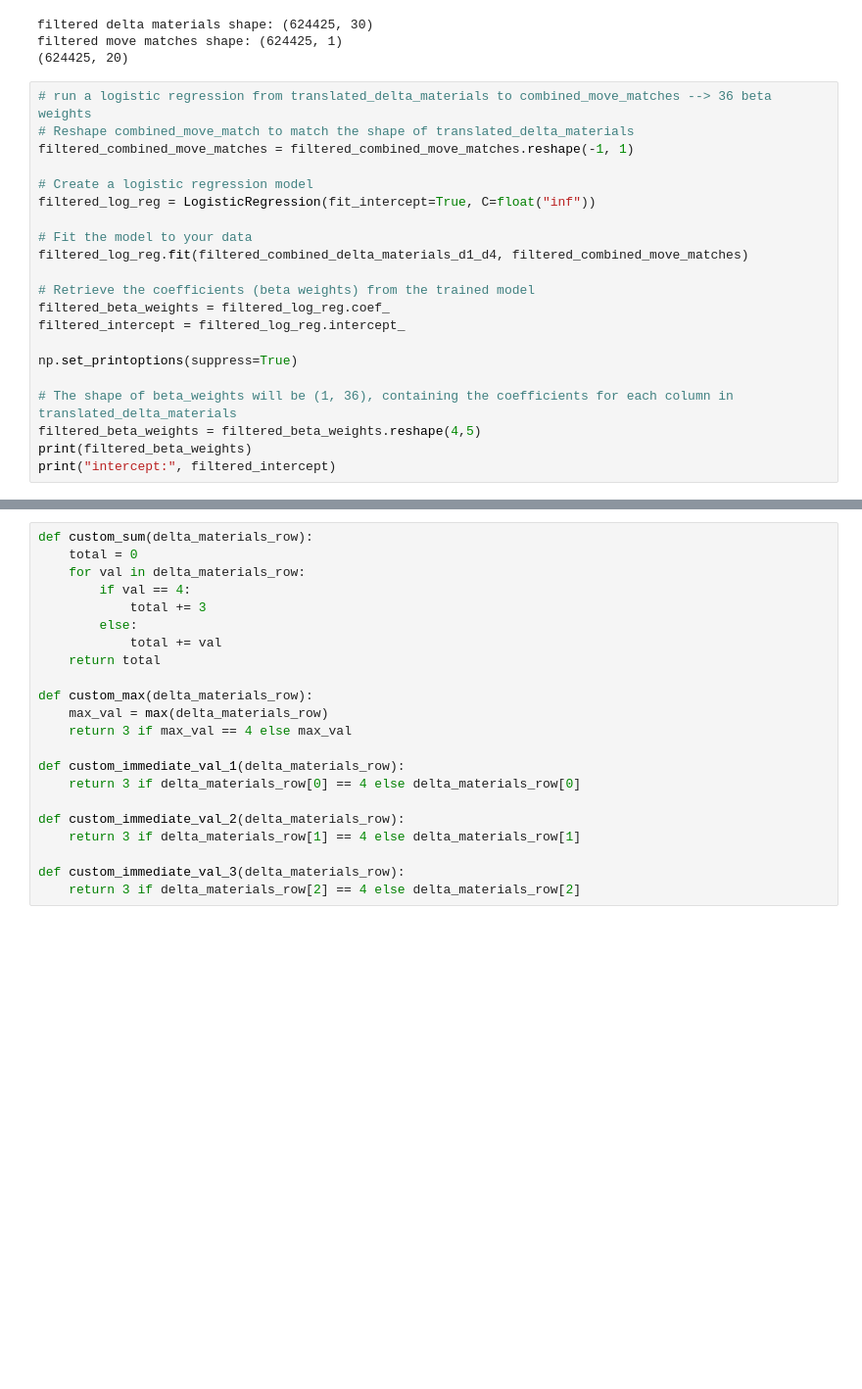
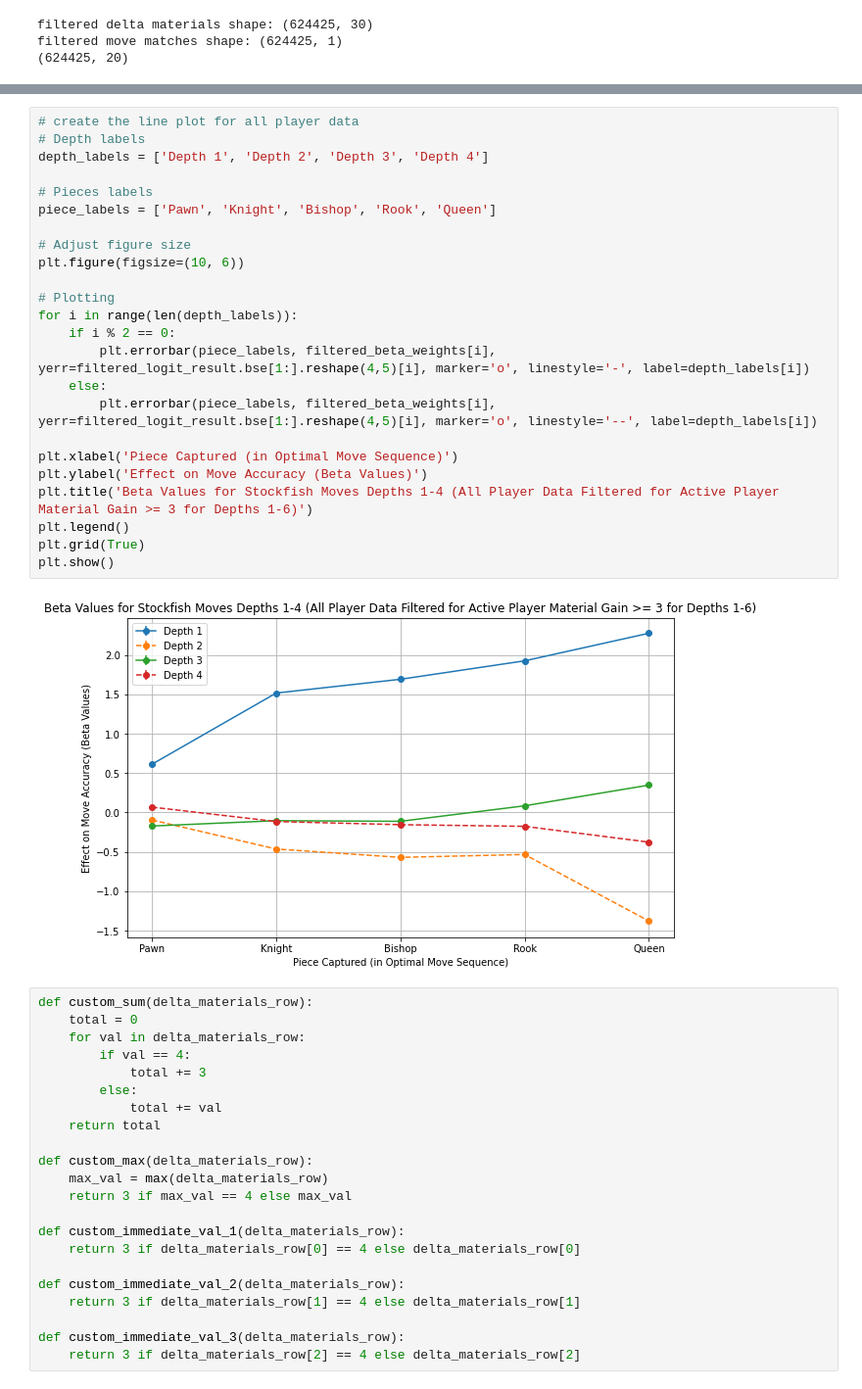
Before and after one commit to allenwu2001/Senior-Thesis-Allen-Wu-2024, a Jupyter notebook: Senior Thesis/aggregate_all.ipynb, the cells around one changed output, grey strips where cells are left out. Shown at 98% size. Cells and saved outputs as stored; diff of their text form; blank space fills up the shorter version.

Commit message:
updated respective data aggregation steps with finalized plots, errors, correlation coefficients, and significance test values

```diff
--- a/Senior Thesis/aggregate_all.ipynb
+++ b/Senior Thesis/aggregate_all.ipynb
@@ -362,24 +277,3 @@ print(filtered_combined_delta_materials_d1_d4.shape)
 filtered delta materials shape: (624425, 30)
 filtered move matches shape: (624425, 1)
 (624425, 20)
-# %%
-# run a logistic regression from translated_delta_materials to combined_move_matches --> 36 beta weights
-# Reshape combined_move_match to match the shape of translated_delta_materials
-filtered_combined_move_matches = filtered_combined_move_matches.reshape(-1, 1)
-
-# Create a logistic regression model
-filtered_log_reg = LogisticRegression(fit_intercept=True, C=float("inf"))
-
-# Fit the model to your data
-filtered_log_reg.fit(filtered_combined_delta_materials_d1_d4, filtered_combined_move_matches)
-
-# Retrieve the coefficients (beta weights) from the trained model
-filtered_beta_weights = filtered_log_reg.coef_
-filtered_intercept = filtered_log_reg.intercept_
-
-np.set_printoptions(suppress=True)
-
-# The shape of beta_weights will be (1, 36), containing the coefficients for each column in translated_delta_materials
-filtered_beta_weights = filtered_beta_weights.reshape(4,5)
-print(filtered_beta_weights)
-print("intercept:", filtered_intercept)
@@ -418,3 +335,29 @@ plt.show()
+# %%
+# create the line plot for all player data
+# Depth labels
+depth_labels = ['Depth 1', 'Depth 2', 'Depth 3', 'Depth 4']
+
+# Pieces labels
+piece_labels = ['Pawn', 'Knight', 'Bishop', 'Rook', 'Queen']
+
+# Adjust figure size
+plt.figure(figsize=(10, 6))
+
+# Plotting
+for i in range(len(depth_labels)):
+    if i % 2 == 0:
+        plt.errorbar(piece_labels, filtered_beta_weights[i], yerr=filtered_logit_result.bse[1:].reshape(4,5)[i], marker='o', linestyle='-', label=depth_labels[i])
+    else:
+        plt.errorbar(piece_labels, filtered_beta_weights[i], yerr=filtered_logit_result.bse[1:].reshape(4,5)[i], marker='o', linestyle='--', label=depth_labels[i])
+
+plt.xlabel('Piece Captured (in Optimal Move Sequence)')
+plt.ylabel('Effect on Move Accuracy (Beta Values)')
+plt.title('Beta Values for Stockfish Moves Depths 1-4 (All Player Data Filtered for Active Player Material Gain >= 3 for Depths 1-6)')
+plt.legend()
+plt.grid(True)
+plt.show()
+# %% [output]
+[figure, added]
 # %%
 def custom_sum(delta_materials_row):
     total = 0
```
Also changed, not shown: parts of 15 cells of this notebook, 2 other files.
